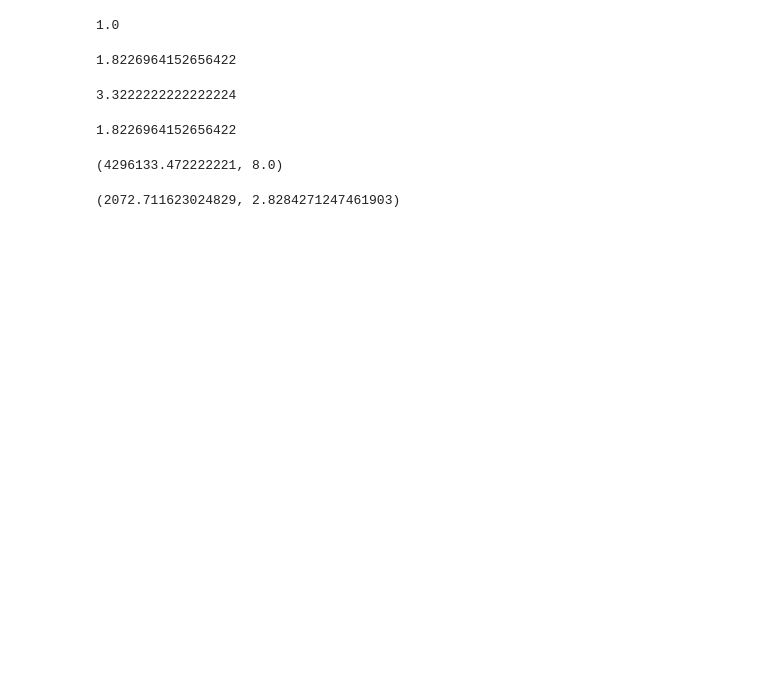
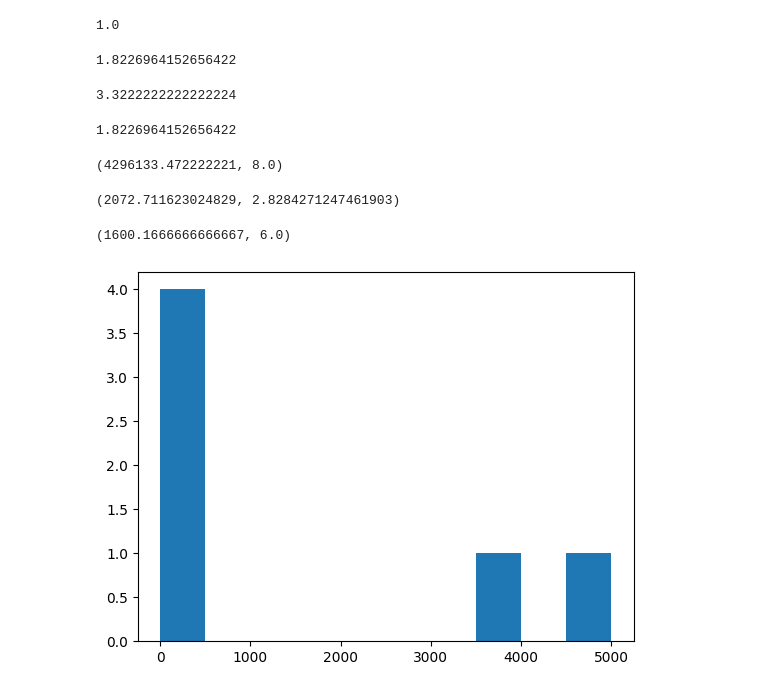
Before and after one commit to ccastell18/numpy_practice, a Jupyter notebook: numPy practice.ipynb, the cells around one changed output. Drawn from its saved outputs; the diff is of its cells as text; code cells hidden in the pictures; blank space fills up the shorter version.

```diff
--- a/numPy practice.ipynb
+++ b/numPy practice.ipynb
@@ -423,3 +423,7 @@ np.var(high_var_array), np.var(low_var_array)
 np.std(high_var_array), np.std(low_var_array)
 # %% [output]
 (2072.711623024829, 2.8284271247461903)
+# %%
+np.mean(high_var_array), np.mean(low_var_array)
+# %% [output]
+(1600.1666666666667, 6.0)
@@ -425,0 +433,5 @@ np.std(high_var_array), np.std(low_var_array)
+# %%
+plt.hist(high_var_array)
+plt.show()
+# %% [output]
+[figure, added]
```
Also changed, not shown: parts of 34 cells of this notebook.
